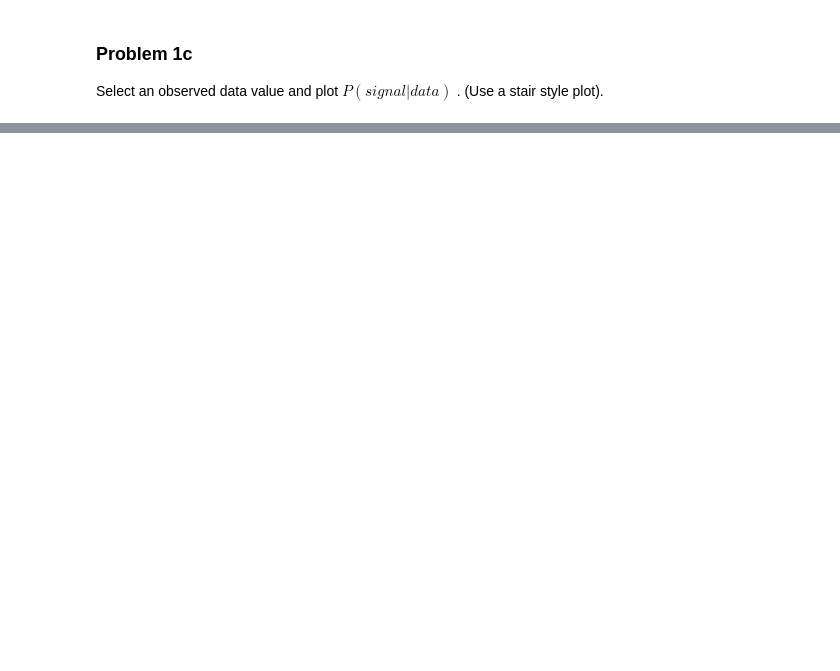
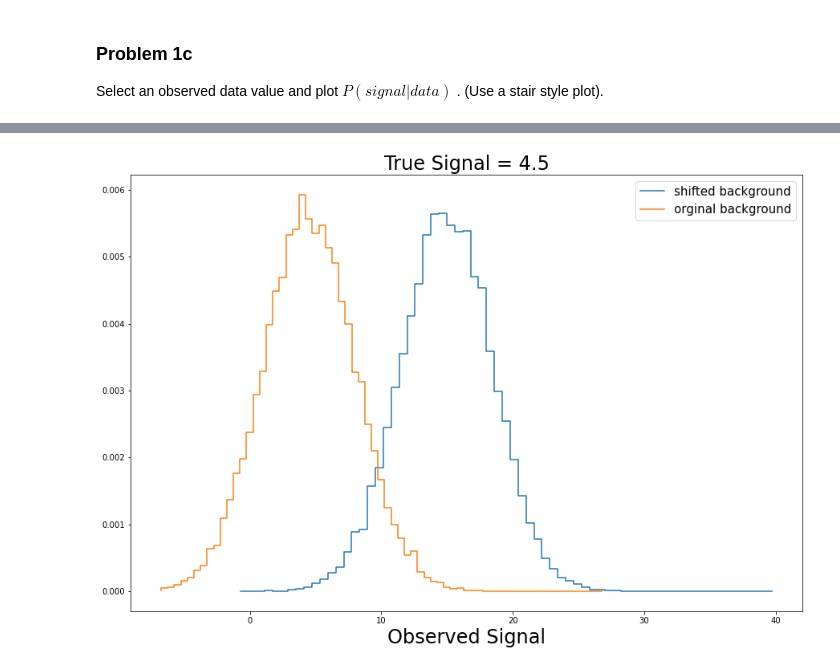
Before and after one commit to MinniVan/PHYS-434, a Jupyter notebook: homework-5.ipynb, the cells around one changed output, grey strips where cells are left out. Saved outputs shown, nothing was run; the diff lists cells and outputs as text; code cells hidden in the pictures; blank space fills up the shorter version.

```diff
--- a/homework-5.ipynb
+++ b/homework-5.ipynb
@@ -82,0 +117,9 @@ plt.show()
+# %%
+plt.step(data_centers2, Psd2[:,9],label='shifted background')
+plt.step(data_centers, Psd[:,9],label='orginal background')
+plt.title('True Signal = 4.5', fontsize = 24)
+plt.xlabel('Observed Signal', fontsize = 24)
+plt.legend(fontsize=15)
+plt.show()
+# %% [output]
+[figure, added]
```
Also changed, not shown: parts of 10 cells of this notebook.
